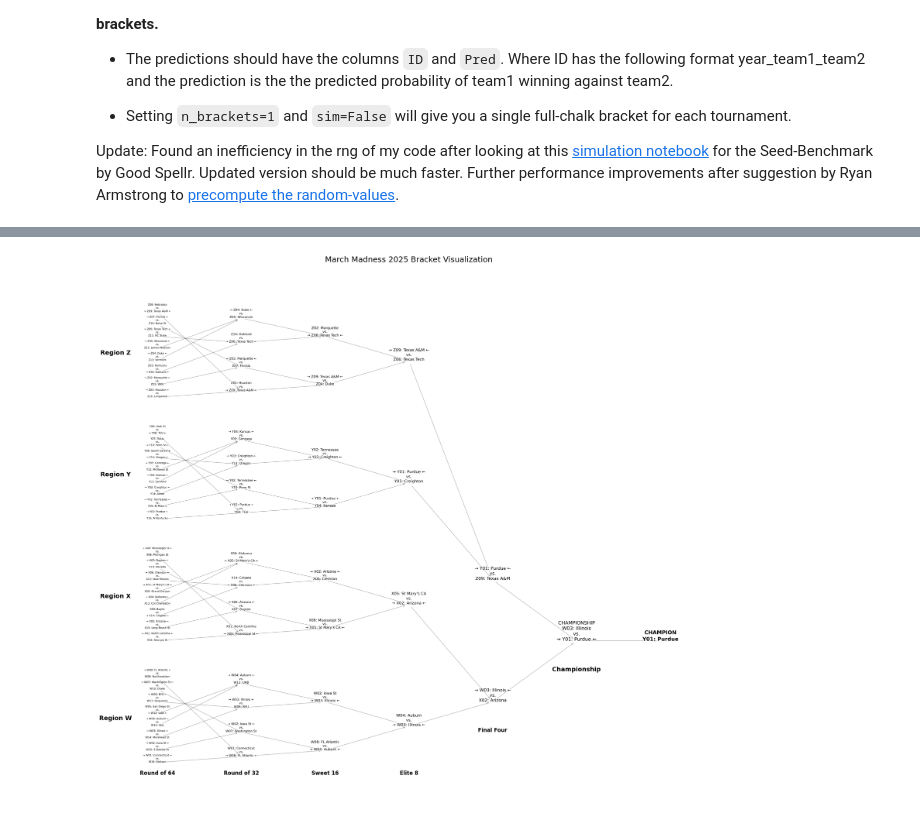
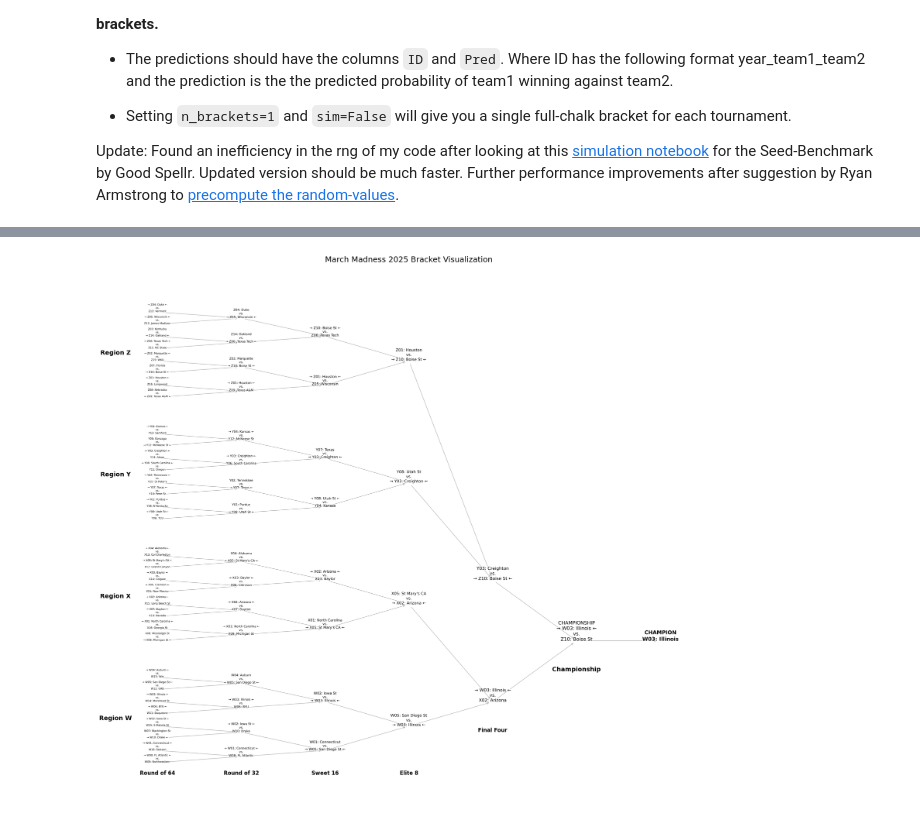
Before and after one commit to brendanlapuma/mmadness-2025, a Jupyter notebook: simulate-n-brackets.ipynb, the cells around one changed output, grey strips where cells are left out. Saved outputs shown, nothing was run; the diff lists cells and outputs as text; code cells hidden in the pictures.

Commit message:
fixed fucked up graph

```diff
--- a/simulate-n-brackets.ipynb
+++ b/simulate-n-brackets.ipynb
@@ -243,10 +243,12 @@ y_spacing = 1
 
 # Add nodes and edges for each matchup
 # For Round 1 (Round of 64)
+
+r1_progression = [8,1,7,2,6,3,5,4]
 for i, region in enumerate(regions):
     region_offset = i * 20
     for j in range(1, 9):
-        matchup_node = f"R1{region}{j}"
+        matchup_node = f"R1{region}{r1_progression[j-1]}"
         G.add_node(matchup_node)
         pos[matchup_node] = (0, region_offset + (j-1) * 2)
 
@@ -391,31 +393,31 @@ for i, region in enumerate(regions):
     region_label = f"Region {region}"
     plt.text(-1, i * 20 + 7, region_label, fontsize=14,
              horizontalalignment='center', fontweight='bold')
 
 # Add round labels
 round_names = {
     'R1': 'Round of 64',
     'R2': 'Round of 32',
     'R3': 'Sweet 16',
     'R4': 'Elite 8',
     'R5': 'Final Four',
     'R6': 'Championship'
 }
 
 for i, r in enumerate(['R1', 'R2', 'R3', 'R4']):
     plt.text(i * x_spacing, -2, round_names[r], fontsize=12,
              horizontalalignment='center', fontweight='bold')
 
 plt.text(x_spacing * 4, 5, round_names['R5'], fontsize=12,
          horizontalalignment='center', fontweight='bold')
 plt.text(x_spacing * 5, 15, round_names['R6'], fontsize=14,
          horizontalalignment='center', fontweight='bold')
 
 # Remove axes
 plt.axis('off')
 plt.title('March Madness 2025 Bracket Visualization', fontsize=18)
 plt.tight_layout()
 plt.savefig('bracket_visualization.png', dpi=300, bbox_inches='tight')
 plt.show()
 # %% [output]
-[figure, old version]
+[figure, new version]
```
Also changed, not shown: parts of 1 cell of this notebook, 1 other file.
